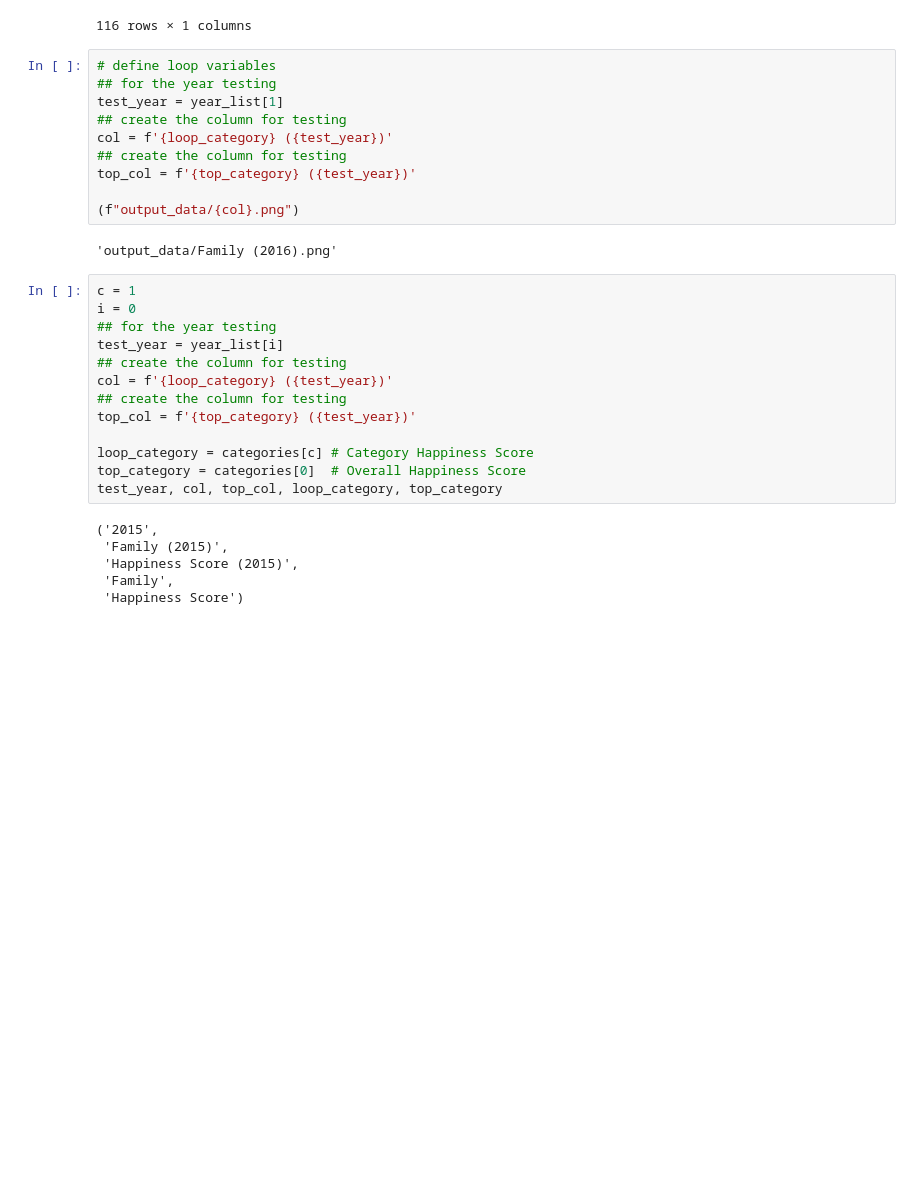
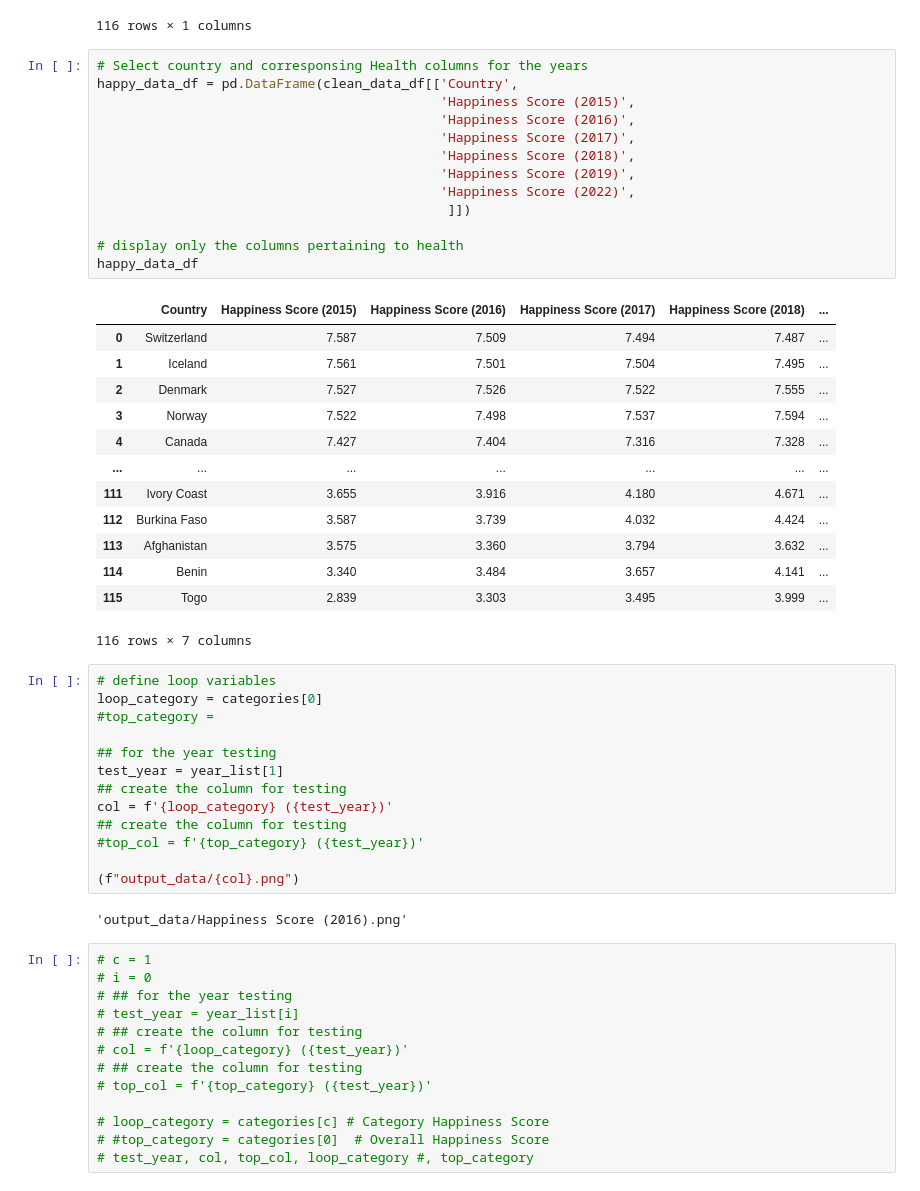
Before and after one commit to tvaughn905/Project-1, a Jupyter notebook: ScatterHealth.ipynb, the cells around one changed output. Saved outputs shown, nothing was run; the diff lists cells and outputs as text; blank space fills up the shorter version.

Commit message:
updating 2 test files and HealthAnalysis

```diff
--- a/ScatterHealth.ipynb
+++ b/ScatterHealth.ipynb
@@ -60,34 +60,58 @@ country_data_df
 | 114 | Benin |
 | 115 | Togo |
 116 rows × 1 columns
+# %%
+# Select country and corresponsing Health columns for the years
+happy_data_df = pd.DataFrame(clean_data_df[['Country',
+                                            'Happiness Score (2015)',
+                                            'Happiness Score (2016)',
+                                            'Happiness Score (2017)',
+                                            'Happiness Score (2018)',
+                                            'Happiness Score (2019)',
+                                            'Happiness Score (2022)',
+                                             ]])
+
+# display only the columns pertaining to health
+happy_data_df
+# %% [output]
+|  | Country | Happiness Score (2015) | Happiness Score (2016) | Happiness Score (2017) | Happiness Score (2018) | ... |
+| 0 | Switzerland | 7.587 | 7.509 | 7.494 | 7.487 | ... |
+| 1 | Iceland | 7.561 | 7.501 | 7.504 | 7.495 | ... |
+| 2 | Denmark | 7.527 | 7.526 | 7.522 | 7.555 | ... |
+| 3 | Norway | 7.522 | 7.498 | 7.537 | 7.594 | ... |
+| 4 | Canada | 7.427 | 7.404 | 7.316 | 7.328 | ... |
+| ... | ... | ... | ... | ... | ... | ... |
+| 111 | Ivory Coast | 3.655 | 3.916 | 4.180 | 4.671 | ... |
+| 112 | Burkina Faso | 3.587 | 3.739 | 4.032 | 4.424 | ... |
+| 113 | Afghanistan | 3.575 | 3.360 | 3.794 | 3.632 | ... |
+| 114 | Benin | 3.340 | 3.484 | 3.657 | 4.141 | ... |
+| 115 | Togo | 2.839 | 3.303 | 3.495 | 3.999 | ... |
+116 rows × 7 columns
 # %%
 # define loop variables
+loop_category = categories[0]
+#top_category =
+
 ## for the year testing
 test_year = year_list[1]
 ## create the column for testing
 col = f'{loop_category} ({test_year})'
 ## create the column for testing
-top_col = f'{top_category} ({test_year})'
+#top_col = f'{top_category} ({test_year})'
 
 (f"output_data/{col}.png")
 # %% [output]
-'output_data/Family (2016).png'
+'output_data/Happiness Score (2016).png'
 # %%
-c = 1
-i = 0
-## for the year testing
-test_year = year_list[i]
-## create the column for testing
-col = f'{loop_category} ({test_year})'
-## create the column for testing
-top_col = f'{top_category} ({test_year})'
+# c = 1
+# i = 0
+# ## for the year testing
+# test_year = year_list[i]
+# ## create the column for testing
+# col = f'{loop_category} ({test_year})'
+# ## create the column for testing
+# top_col = f'{top_category} ({test_year})'
 
-loop_category = categories[c] # Category Happiness Score
-top_category = categories[0]  # Overall Happiness Score
-test_year, col, top_col, loop_category, top_category
+# loop_category = categories[c] # Category Happiness Score
+# #top_category = categories[0]  # Overall Happiness Score
+# test_year, col, top_col, loop_category #, top_category
-# %% [output]
-('2015',
- 'Family (2015)',
- 'Happiness Score (2015)',
- 'Family',
- 'Happiness Score')
```
Also changed, not shown: parts of 5 cells of this notebook, 1 other file.
